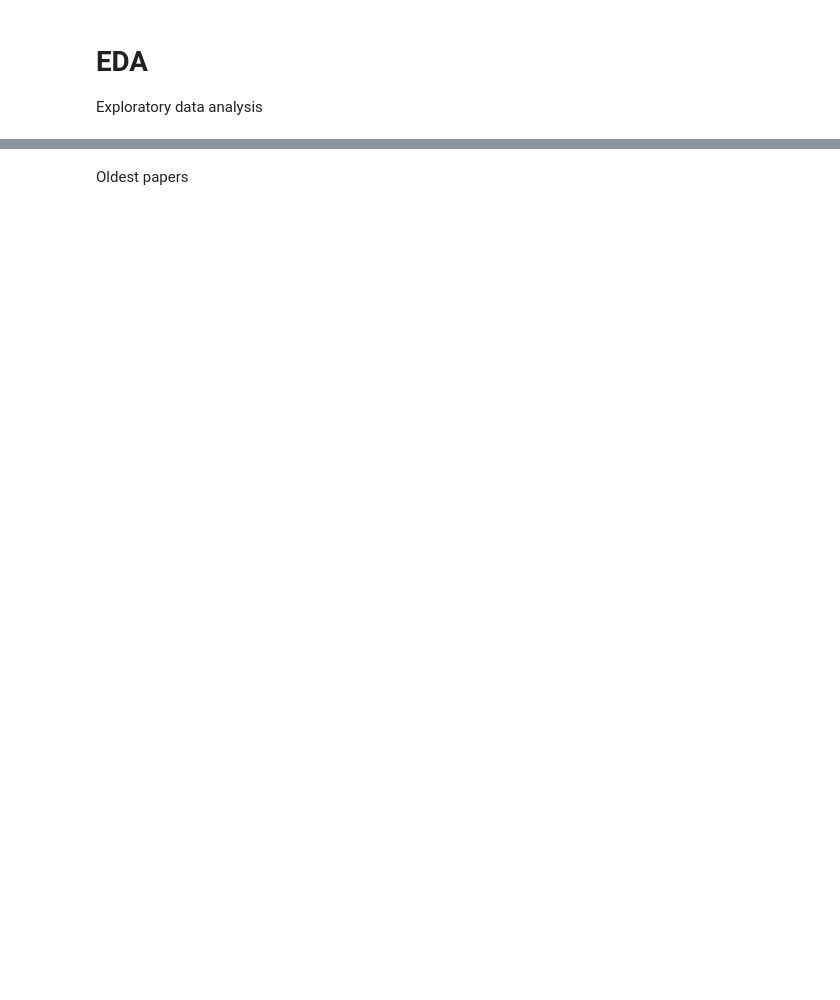
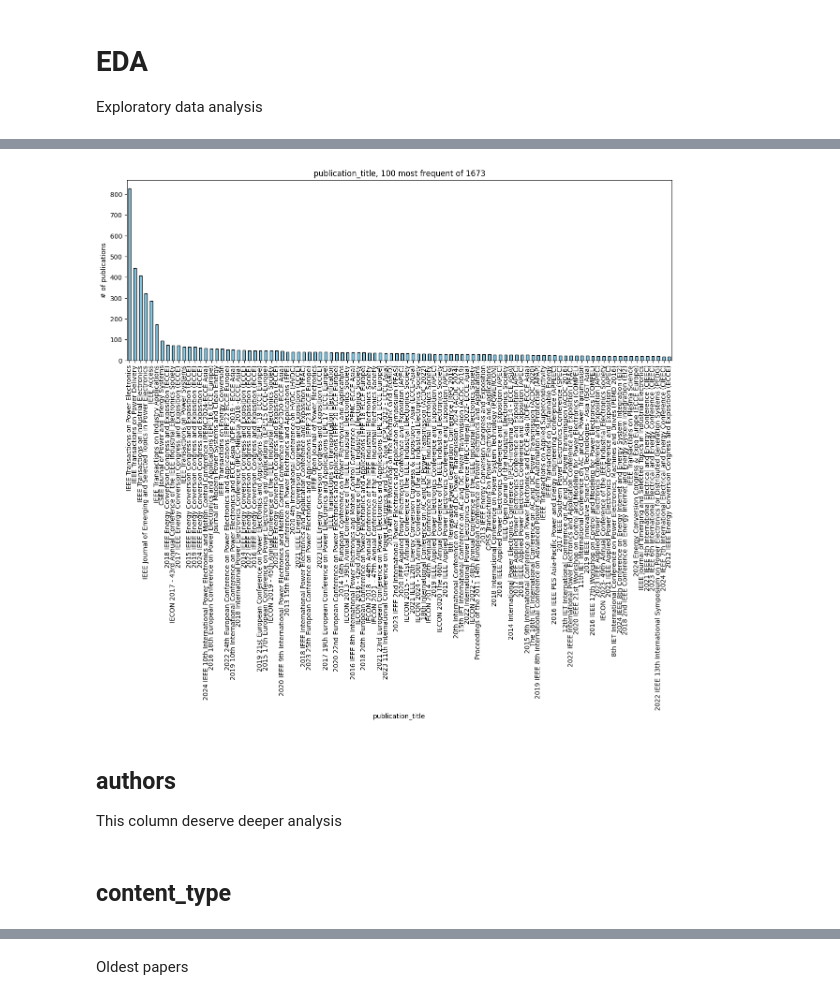
Before and after one commit to pabloajimenezc/SOTA, a Jupyter notebook: notebooks/02_data_preprocessing.ipynb, the cells around one changed output, grey strips where cells are left out. Drawn from its saved outputs; the diff is of its cells as text; code cells hidden in the pictures; blank space fills up the shorter version.

```diff
--- a/notebooks/02_data_preprocessing.ipynb
+++ b/notebooks/02_data_preprocessing.ipynb
@@ -445,0 +365,7 @@ Greater citing paper count
+# %%
+col = 'publication_title'
+max_results = 100
+counts = data[col].value_counts().nlargest(max_results)
+display(counts)
+percentages = counts / counts.sum() * 100
+display(percentages)
@@ -445,0 +399,17 @@ Greater citing paper count
+# %%
+total_results = len(set(data[col]))
+plt.figure(figsize=(15, 5))
+counts.plot.bar(color='skyblue', edgecolor='black')
+plt.title(f'{col}, {max_results} most frequent of {total_results}')
+plt.ylabel(f'# of publications')
+plt.xlabel(f'{col}')
+plt.tight_layout()
+plt.show()
+# %% [output]
+[figure, added]
+# %% [markdown]
+## authors
+
+This column deserve deeper analysis
+# %% [markdown]
+## content_type
```
Also changed, not shown: parts of 49 cells of this notebook, 2 other files.
